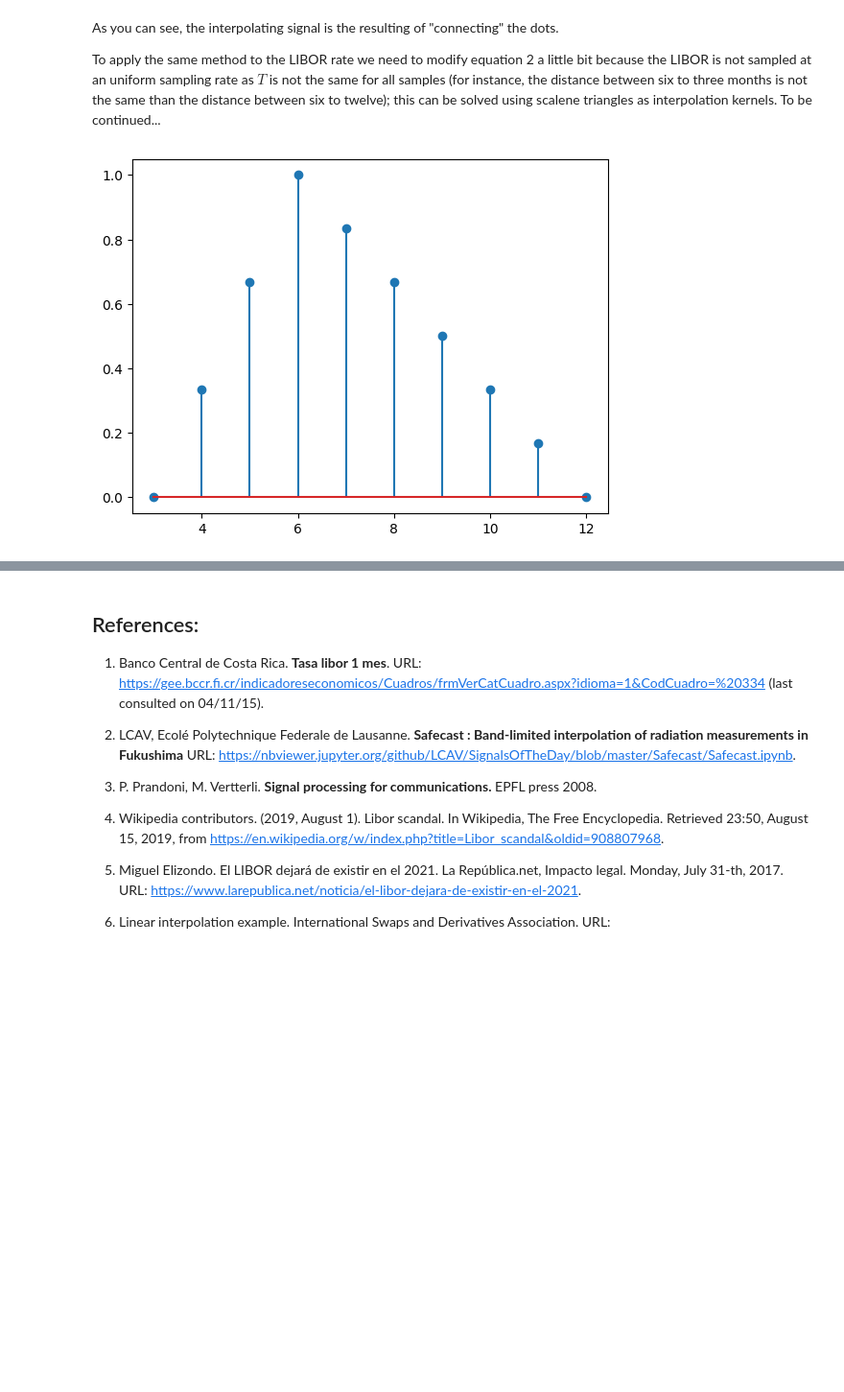
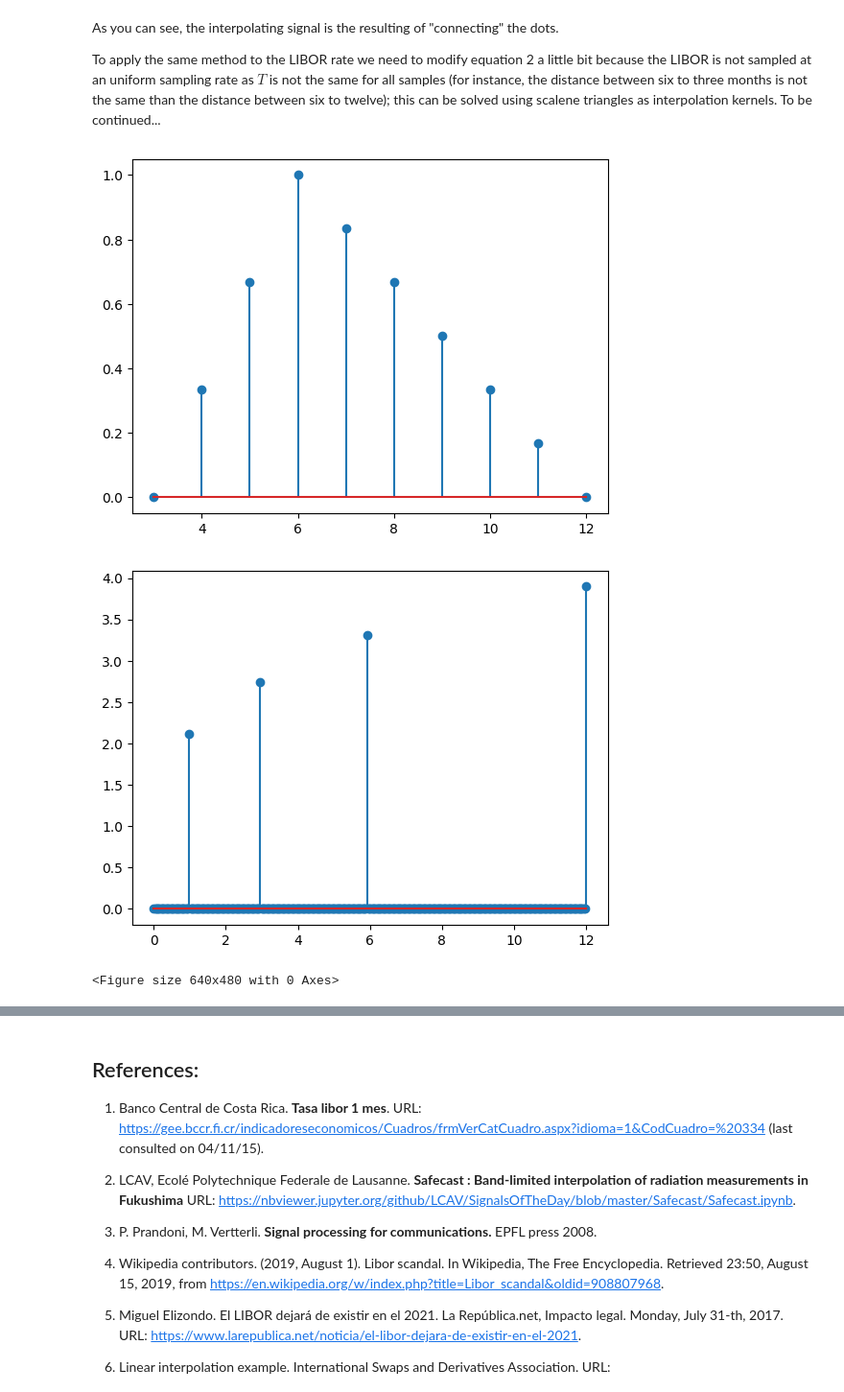
Before and after one commit to juanfonsecasolis/juanfonsecasolis.github.io, a Jupyter notebook: blog/JFonseca.interpolacion.ipynb, the cells around one changed output, grey strips where cells are left out. Shown: that part at 96% size. Cells and saved outputs as stored; diff of their text form; code cells hidden in the pictures; blank space fills up the shorter version.

Commit message:
Improving interpolation notebook

```diff
--- a/blog/JFonseca.interpolacion.ipynb
+++ b/blog/JFonseca.interpolacion.ipynb
@@ -81,17 +81,18 @@ colors = ['r', 'g', 'm', 'y', 'b']
 def isocelesTriangle(x):
     return 1.0-np.abs(x) if np.abs(x)<=1 else 0
 
-def isocelesTriangleKernel(size):
+def isocelesTriangleKernel(a, b, size):
+    # ignore a, b
     x = np.linspace(-1, 1, size)
     return x, [isocelesTriangle(x_i) for x_i in x]
 
-def applyInterpolationKernel(x_p, y_p, kernelFunction):
+def applyInterpolationKernel(x, y, x_p, y_p, kernelFunction, kernel_lengths):
     y_pp = np.zeros(len(y_p))
 
     # plot the convolutions, individually
     plt.figure()
     for n in range(1, len(y)-1):
-        _, kernel = kernelFunction(2*upsampling_factor+1)
+        _, kernel = kernelFunction(y[n-1]-y[n], y[n+1]-y[n], kernel_lengths[n])
         zeros = np.zeros(len(y_p))
         zeros[n*upsampling_factor] = y[n]
         convolution = np.convolve(zeros, kernel, 'same')
@@ -109,10 +110,10 @@ def applyInterpolationKernel(x_p, y_p, kernelFunction):
 '''
 Main
 '''
-kernel_x, kernel_y = isocelesTriangleKernel(2*upsampling_factor+1)
+kernel_x, kernel_y = isocelesTriangleKernel(0, 0, 2*upsampling_factor+1)
 plt.stem(kernel_x, kernel_y)
 plt.ylabel('Kernel')
-applyInterpolationKernel(x_p, y_p, isocelesTriangleKernel)
+applyInterpolationKernel(x, y, x_p, y_p, isocelesTriangleKernel, [2*upsampling_factor+1]*len(y))
 # %% [output]
 [figure]
 [figure]
@@ -124,15 +125,37 @@ To apply the same method to the LIBOR rate we need to modify equation 2 a little
 # %%
 def scaleneTriangleKernel(a, b, size):
     x = np.linspace(a, b, size)
     y = np.zeros(size)
     for n in range(size):
         y[n] = isocelesTriangle(x[n]/a) if x[n]<=0 else isocelesTriangle(x[n]/b)
     return x, y
 
 # shifted kernel for the 6-months scale
+plt.figure()
 kernel_x, kernel_y = scaleneTriangleKernel(-3, 6, 2*upsampling_factor)
 plt.stem(kernel_x+6, kernel_y)
 
 # re-sampled Libor scales at one month, then apply convolutions...
+plt.figure()
+y_p = np.zeros(366)
+y_p[30] = 2.12029
+y_p[90] = 2.73757
+y_p[180] = 3.31129
+y_p[365] = 3.89643
+x_p = np.linspace(0, 12, len(y_p))
+plt.stem(x_p, y_p)
+
+# interpolate
+plt.figure()
+y = [2.12029, 2.73757, 3.31129, 3.89643]
+applyInterpolationKernel(x, y, x_p, y_p, scaleneTriangleKernel, upsampling_factor=1)
+
+#plt.figure()
+#zeros = np.zeros(len(y_p))
+#zeros[90] = y_p[90]
+#kernel_x, kernel_y = scaleneTriangleKernel(-60, 90, 180-30)
+#plt.stem(x_p, np.convolve(zeros, kernel_y, 'same'), colors[0], markerfmt=f'{colors[0]}o')
 # %% [output]
 [figure]
+[figure, added]
+<Figure size 640x480 with 0 Axes>
```
Also changed, not shown: parts of 1 cell of this notebook.
